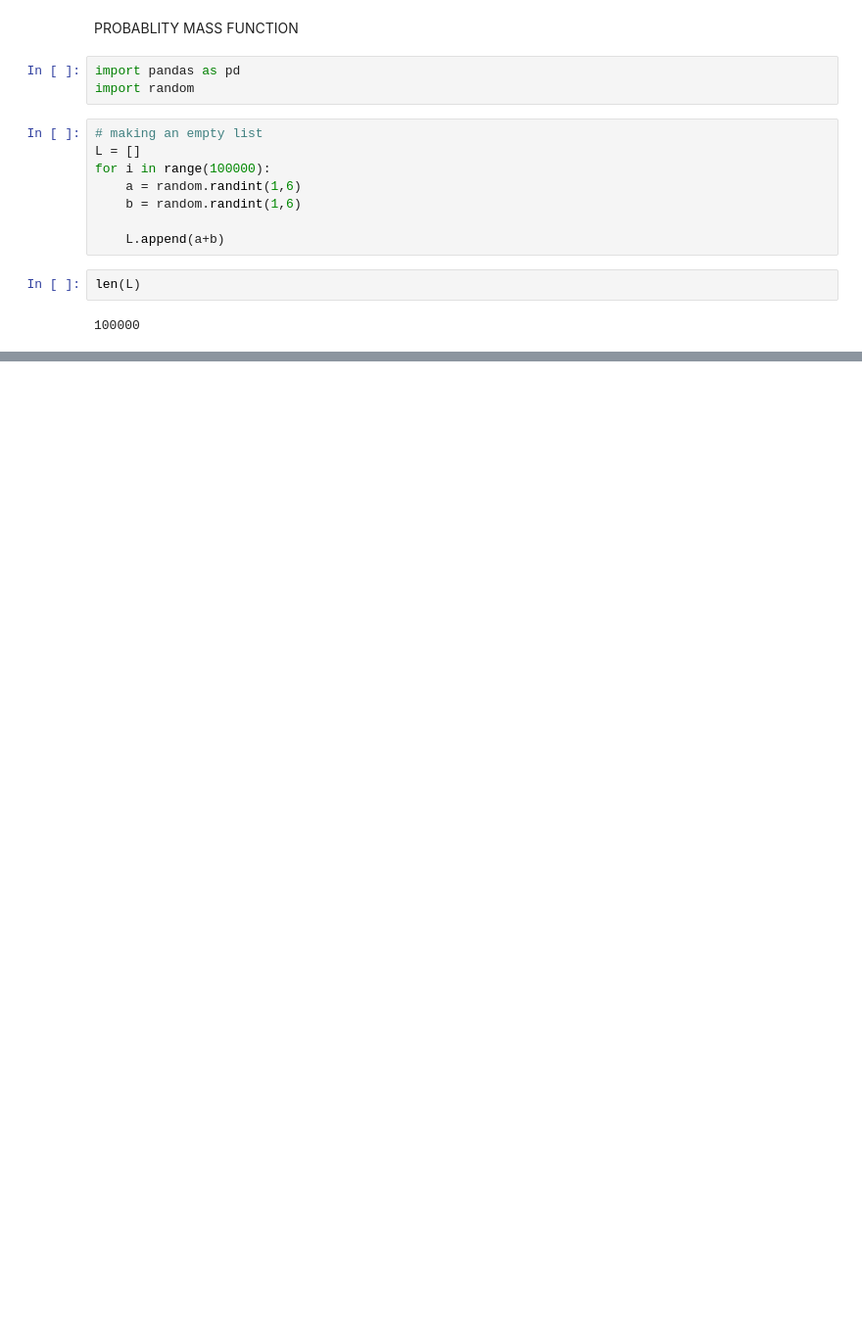
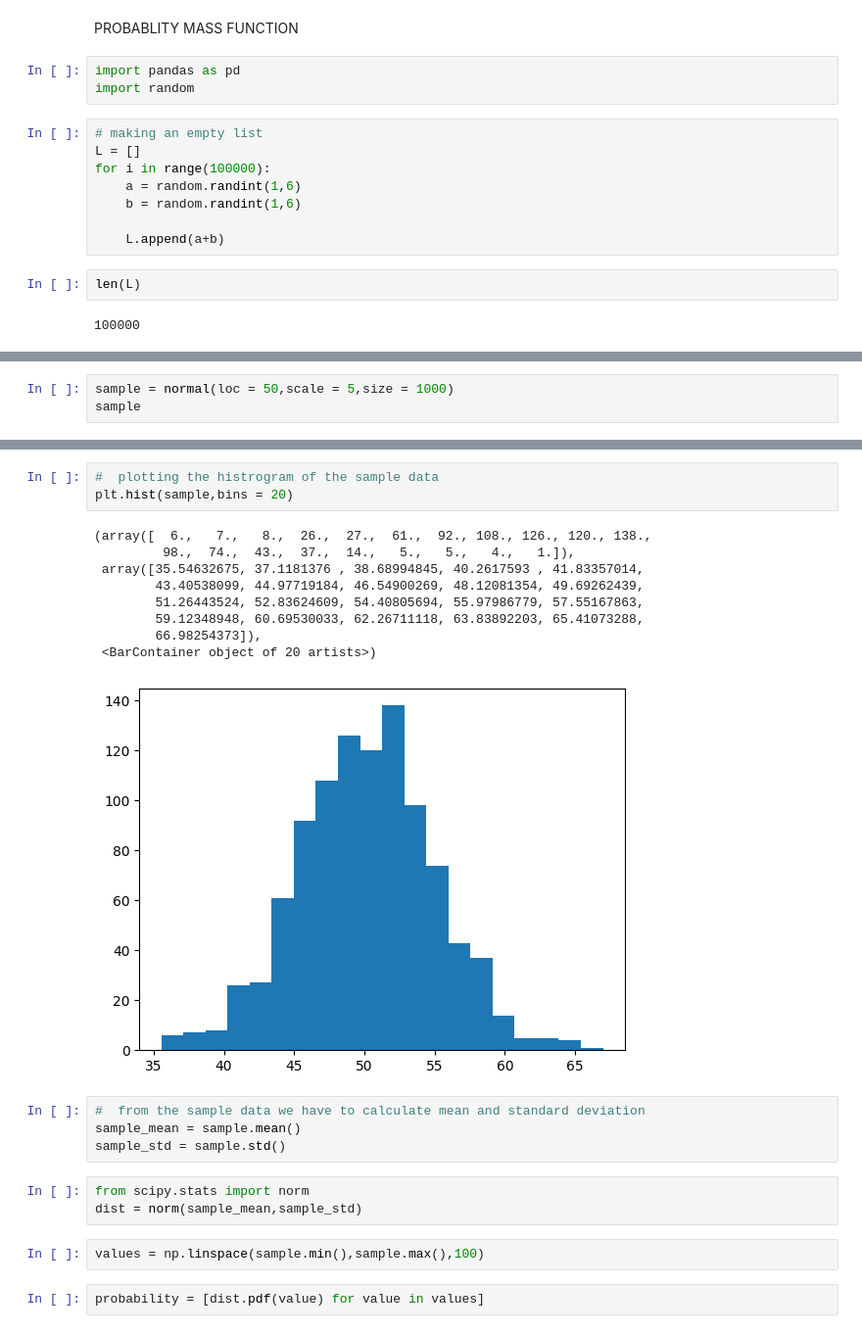
Before and after one commit to Aditya-Gupta21/Machine-Learning, a Jupyter notebook: Maths_for_ml/Probability Distribution Function.ipynb, the cells around one changed output, grey strips where cells are left out. Shown at 98% size. Cells and saved outputs as stored; diff of their text form; blank space fills up the shorter version.

```diff
--- a/Maths_for_ml/Probability Distribution Function.ipynb
+++ b/Maths_for_ml/Probability Distribution Function.ipynb
@@ -43,0 +76,3 @@ s.plot(kind = 'bar')
+# %%
+sample = normal(loc = 50,scale = 5,size = 1000)
+sample
@@ -43,0 +97,24 @@ s.plot(kind = 'bar')
+# %%
+#  plotting the histrogram of the sample data
+plt.hist(sample,bins = 20)
+# %% [output]
+(array([  6.,   7.,   8.,  26.,  27.,  61.,  92., 108., 126., 120., 138.,
+         98.,  74.,  43.,  37.,  14.,   5.,   5.,   4.,   1.]),
+ array([35.54632675, 37.1181376 , 38.68994845, 40.2617593 , 41.83357014,
+        43.40538099, 44.97719184, 46.54900269, 48.12081354, 49.69262439,
+        51.26443524, 52.83624609, 54.40805694, 55.97986779, 57.55167863,
+        59.12348948, 60.69530033, 62.26711118, 63.83892203, 65.41073288,
+        66.98254373]),
+ <BarContainer object of 20 artists>)
+[figure, added]
+# %%
+#  from the sample data we have to calculate mean and standard deviation
+sample_mean = sample.mean()
+sample_std = sample.std()
+# %%
+from scipy.stats import norm
+dist = norm(sample_mean,sample_std)
+# %%
+values = np.linspace(sample.min(),sample.max(),100)
+# %%
+probability = [dist.pdf(value) for value in values]
```
Also changed, not shown: parts of 12 cells of this notebook, 1 other file.
